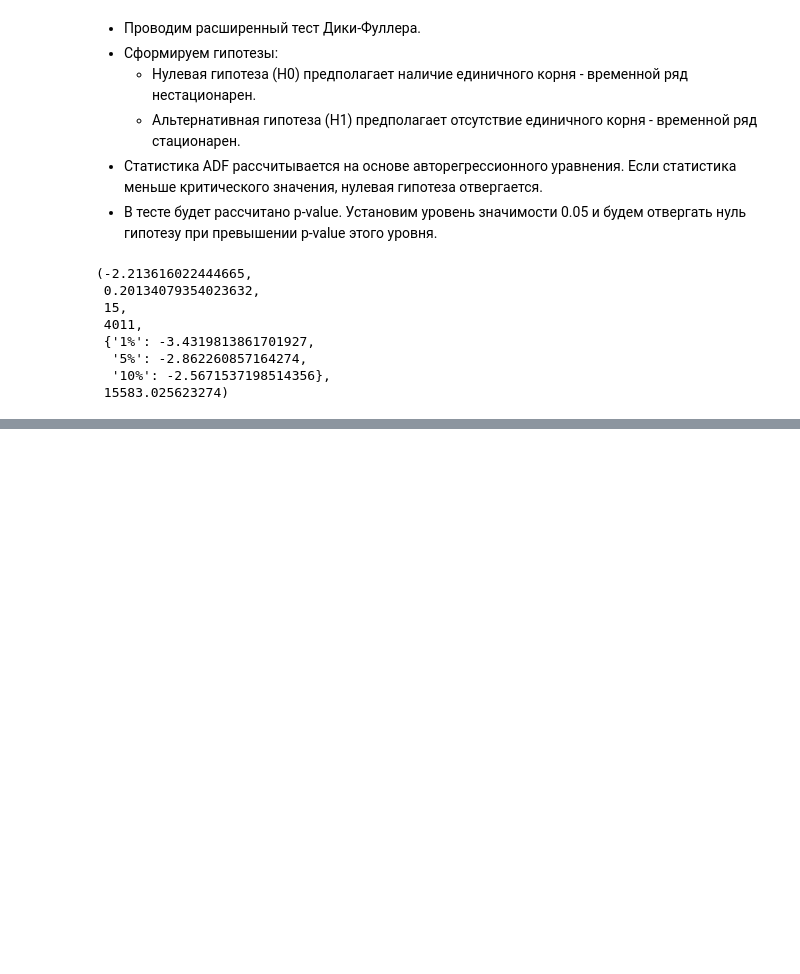
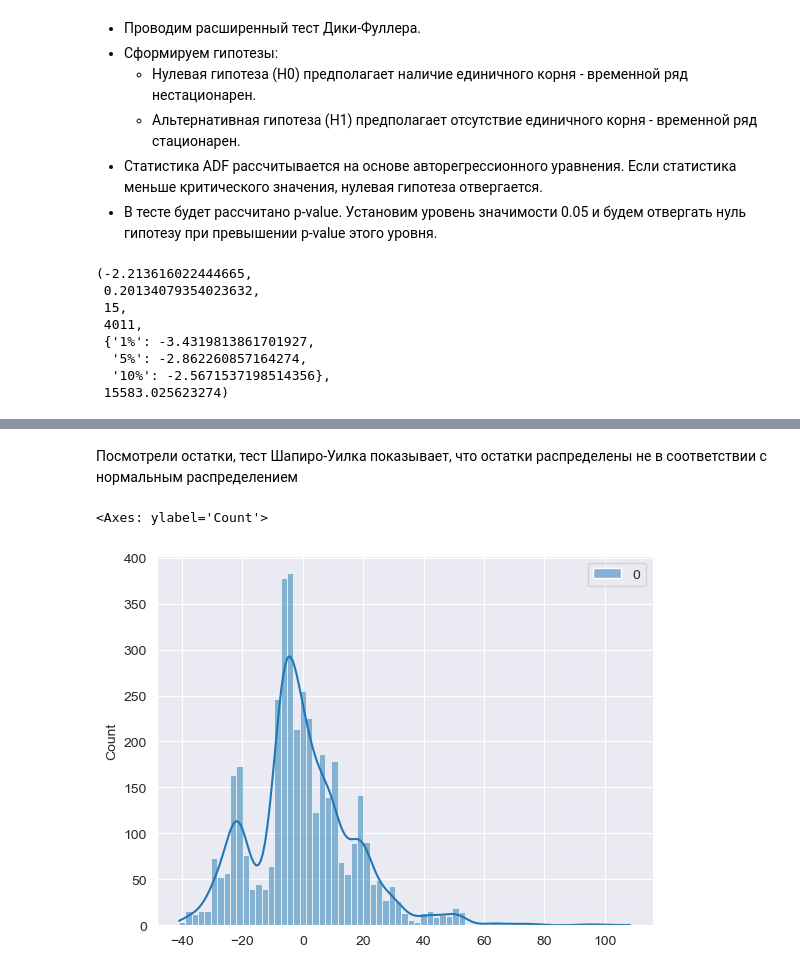
Before and after one commit to sergandri/python, a Jupyter notebook: mipt_study/maths/hw3_maths.ipynb, the cells around one changed output, grey strips where cells are left out. Saved outputs shown, nothing was run; the diff lists cells and outputs as text; code cells hidden in the pictures; blank space fills up the shorter version.

```diff
--- a/mipt_study/maths/hw3_maths.ipynb
+++ b/mipt_study/maths/hw3_maths.ipynb
@@ -46,0 +161,2 @@ adf_test
+# %%
+diff = y.values - y_pred
@@ -46,0 +168,7 @@ adf_test
+# %% [markdown]
+Посмотрели остатки, тест Шапиро-Уилка показывает, что остатки распределены не в соответствии с нормальным распределением
+# %%
+sns.histplot(diff , kde=True)
+# %% [output]
+<Axes: ylabel='Count'>
+[figure, added]
```
Also changed, not shown: parts of 24 cells of this notebook.
